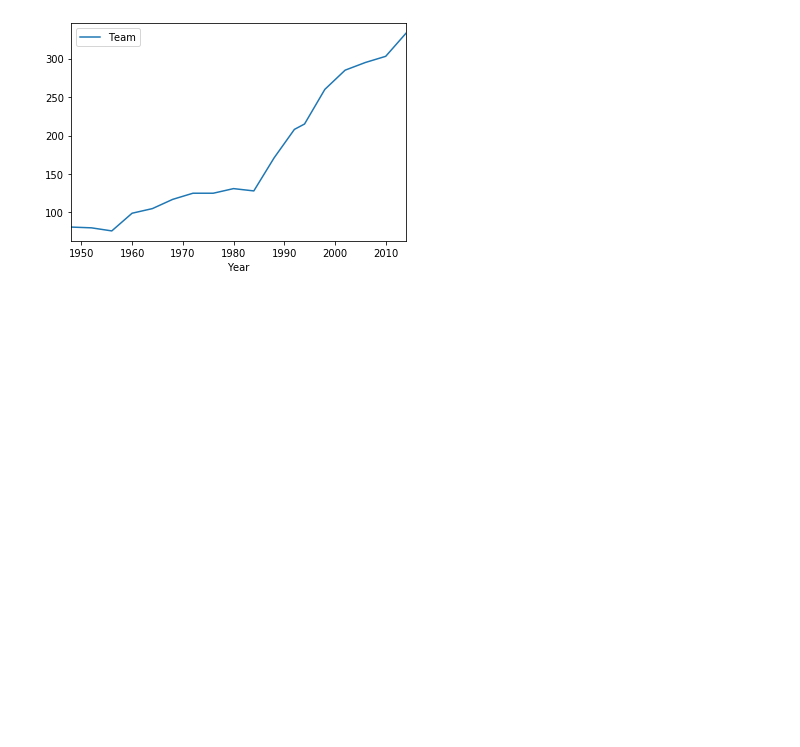
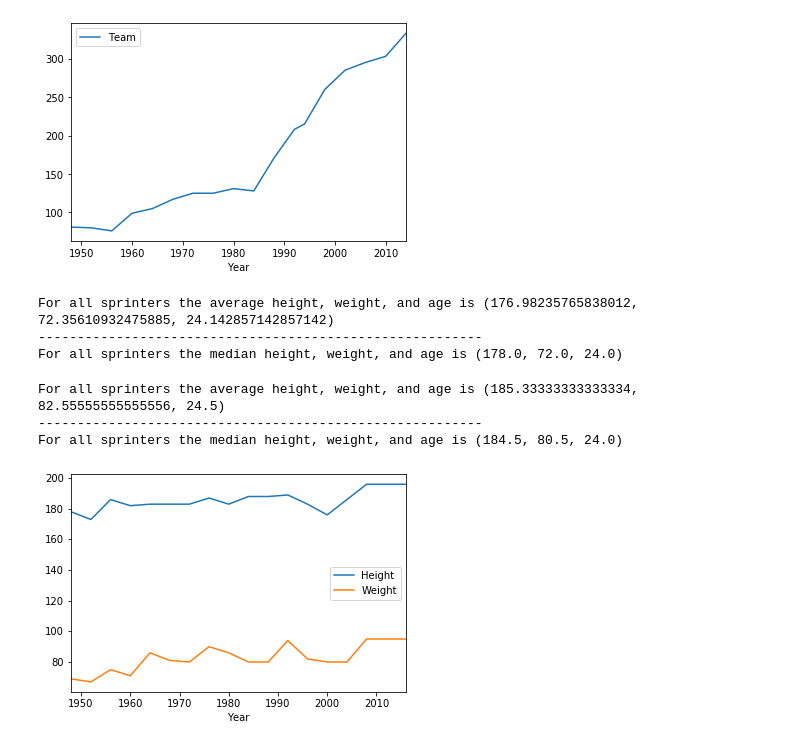
Before and after one commit to tysorensen/project1-group1, a Jupyter notebook: olympic_data.ipynb, the cells around one changed output. Drawn from its saved outputs; the diff is of its cells as text; code cells hidden in the pictures; blank space fills up the shorter version.

Commit message:
Olympic sprinter data

```diff
--- a/olympic_data.ipynb
+++ b/olympic_data.ipynb
@@ -237,3 +239,62 @@ athlete_us_count_df
 athlete_us_count_line = athlete_us_count_df.plot.line()
 # %% [output]
 [figure]
+# %%
+# CAN WE PREDICT A WINNER BY AGE, HEIGHT, AND WEIGHT OF AN OLYMPIC SPRINTER IN 100 METRE SPRINT
+
+# event: Athletics Men's 100 metres
+
+summer_sprinters = summer_olympics.loc[summer_olympics['Event'] == "Athletics Men's 100 metres"]
+
+summer_sprinters_df = pd.DataFrame(summer_sprinters)
+summer_sprinters_df
+
+summer_sprinters_df.drop(columns=['Name', 'ID', 'Sex', 'NOC', 'Games', 'Season', 'City', 'Sport', 'Event'])
+
+average_height = summer_sprinters_df["Height"].mean()
+median_height = summer_sprinters_df["Height"].median()
+average_weight = summer_sprinters_df["Weight"].mean()
+median_weight = summer_sprinters_df["Weight"].median()
+average_age = summer_sprinters_df["Age"].mean()
+median_age = summer_sprinters_df["Age"].median()
+
+print(f"For all sprinters the average height, weight, and age is {average_height, average_weight, average_age}")
+print("---------------------------------------------------------")
+print(f"For all sprinters the median height, weight, and age is {median_height, median_weight, median_age}")
+# %% [output]
+For all sprinters the average height, weight, and age is (176.98235765838012, 72.35610932475885, 24.142857142857142)
+---------------------------------------------------------
+For all sprinters the median height, weight, and age is (178.0, 72.0, 24.0)
+# %%
+summer_sprinters = summer_olympics.loc[summer_olympics['Event'] == "Athletics Men's 100 metres"]
+
+summer_sprinters_gold = summer_sprinters.loc[summer_sprinters['Medal'] == "Gold"]
+summer_sprinters_gold
+
+summer_sprinters_df = pd.DataFrame(summer_sprinters_gold)
+summer_sprinters_df
+
+summer_sprinter_sort = summer_sprinters_df.sort_values(by=['Year'])
+
+final_sprint_df = summer_sprinter_sort.drop(columns=['Name', 'ID', 'Sex', 'NOC', 'Games', 'Season', 'City', 'Sport', 'Event'])
+final_sprint_df
+
+average_height = final_sprint_df["Height"].mean()
+median_height = final_sprint_df["Height"].median()
+average_weight = final_sprint_df["Weight"].mean()
+median_weight = final_sprint_df["Weight"].median()
+average_age = final_sprint_df["Age"].mean()
+median_age = final_sprint_df["Age"].median()
+
+print(f"For all sprinters the average height, weight, and age is {average_height, average_weight, average_age}")
+print("---------------------------------------------------------")
+print(f"For all sprinters the median height, weight, and age is {median_height, median_weight, median_age}")
+# %% [output]
+For all sprinters the average height, weight, and age is (185.33333333333334, 82.55555555555556, 24.5)
+---------------------------------------------------------
+For all sprinters the median height, weight, and age is (184.5, 80.5, 24.0)
+# %%
+final_sprint_df.plot(x="Year", y=["Height", "Weight"])
+plt.show()
+# %% [output]
+[figure, added]
```
Also changed, not shown: parts of 1 cell of this notebook.
